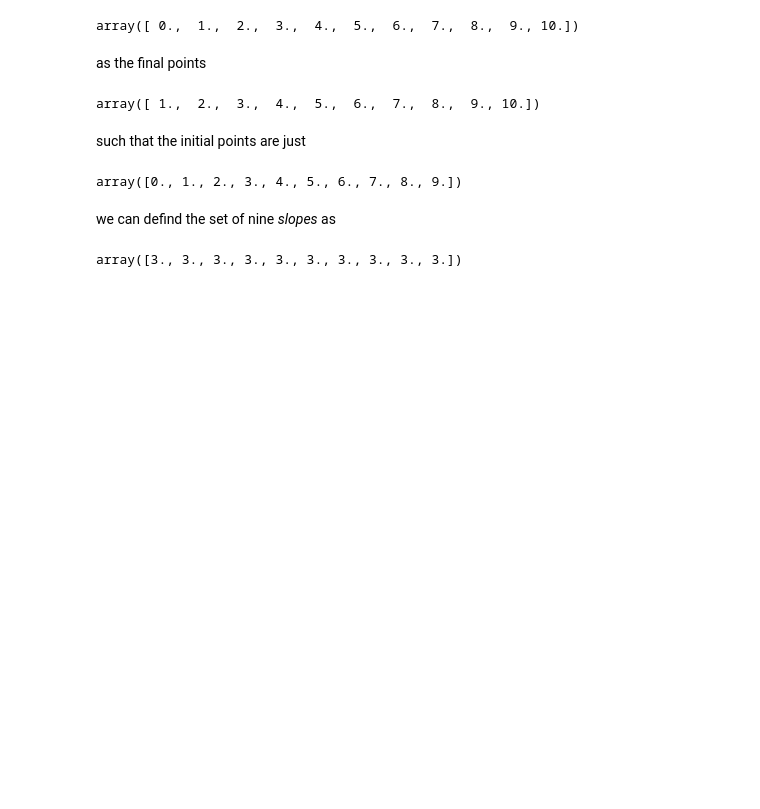
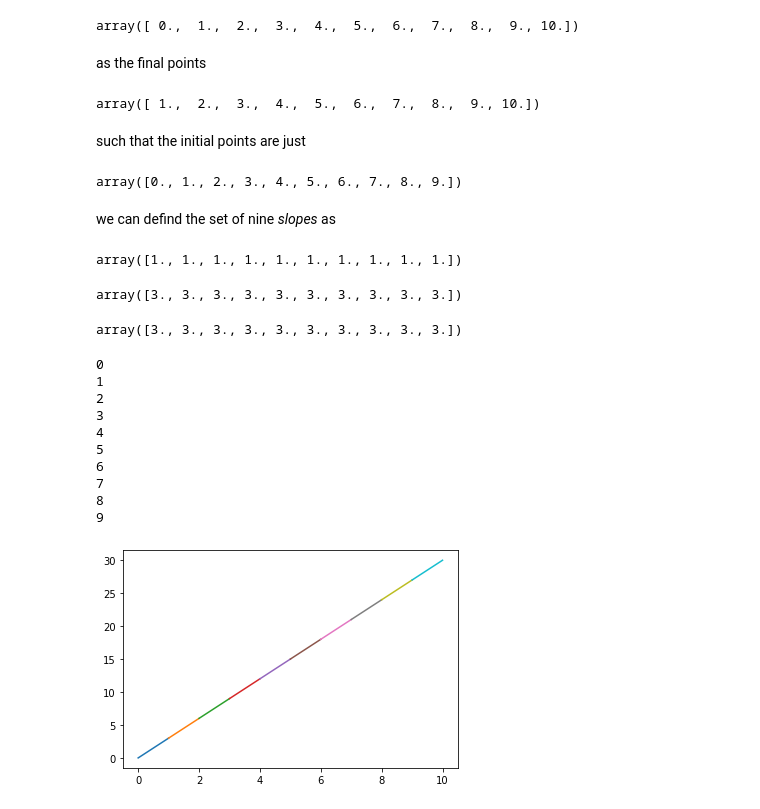
Before and after one commit to restrepo/Calculus, a Jupyter notebook: Differential_Calculus.ipynb, the cells around one changed output. Cells and saved outputs as stored; diff of their text form; code cells hidden in the pictures; blank space fills up the shorter version.

```diff
--- a/Differential_Calculus.ipynb
+++ b/Differential_Calculus.ipynb
@@ -57,4 +57,9 @@ x[:-1]
 array([0., 1., 2., 3., 4., 5., 6., 7., 8., 9.])
 # %% [markdown]
 we can defind the set of nine _slopes_ as
+# %%
+Δx=x[1:]-x[:-1]
+Δx
+# %% [output]
+array([1., 1., 1., 1., 1., 1., 1., 1., 1., 1.])
 # %%
@@ -63,8 +68,23 @@ m
 # %% [output]
 array([3., 3., 3., 3., 3., 3., 3., 3., 3., 3.])
-# %%
-for i in  :
-    plt.plot(xx)
+# %%
+m=Δy/Δx
+m
+# %% [output]
+array([3., 3., 3., 3., 3., 3., 3., 3., 3., 3.])
 # %%
-for i in range(x[:-1].argmin(),x[:-1].argmax()):
-    plt.plot( x[:-1][i]
+for i in range(Δx.size):
+    print(i)
+    plt.plot(x[i:i+2],y(x[i:i+2]))
+# %% [output]
+0
+1
+2
+3
+4
+5
+6
+7
+8
+9
+[figure, added]
```
Also changed, not shown: parts of 6 cells of this notebook.
